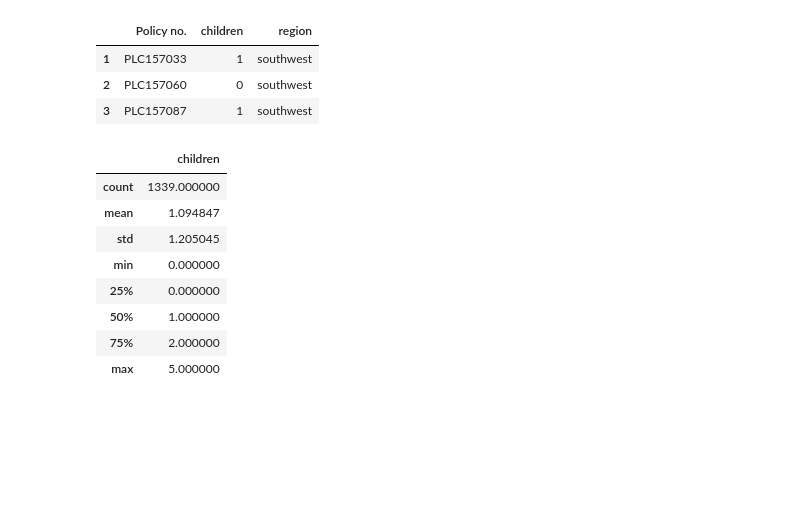
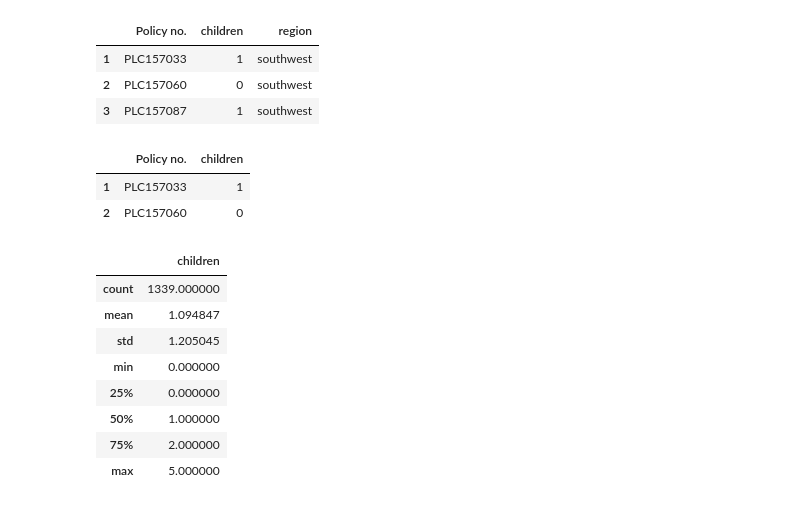
Before and after one commit to ShravanJadhav/DataScience_Practice, a Jupyter notebook: DataScience_Python.ipynb, the cells around one changed output. Drawn from its saved outputs; the diff is of its cells as text; code cells hidden in the pictures; blank space fills up the shorter version.

```diff
--- a/DataScience_Python.ipynb
+++ b/DataScience_Python.ipynb
@@ -102,6 +102,12 @@ df.loc[1:3, 'Policy no.':'region':1]
 | 1 | PLC157033 | 1 | southwest |
 | 2 | PLC157060 | 0 | southwest |
 | 3 | PLC157087 | 1 | southwest |
+# %%
+df.iloc[1:3, :2]
+# %% [output]
+|  | Policy no. | children |
+| 1 | PLC157033 | 1 |
+| 2 | PLC157060 | 0 |
 # %%
 df.describe()
 # %% [output]
```
Also changed, not shown: parts of 1 cell of this notebook.
